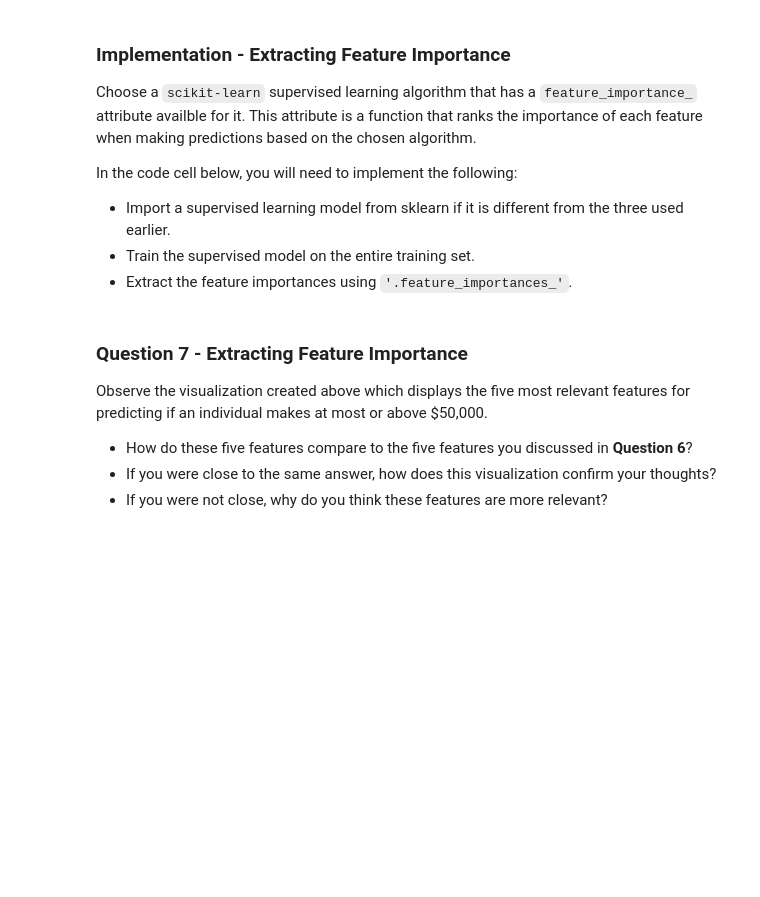
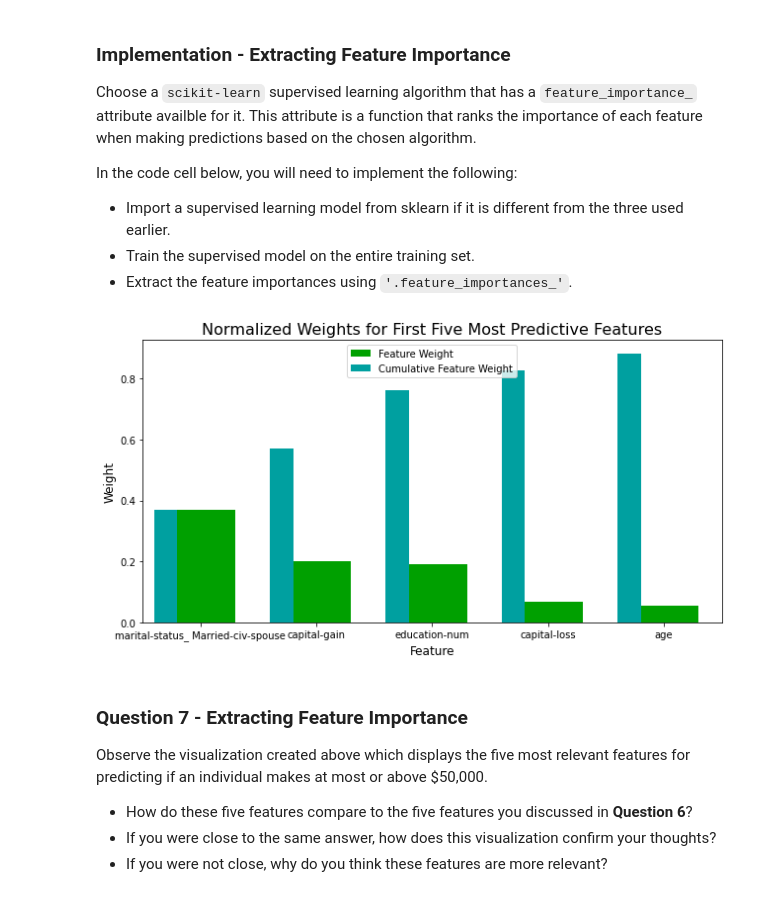
Before and after one commit to mohseninima/Udacity-Tensorflow, a Jupyter notebook: finding_donors/finding_donors.ipynb, the cells around one changed output. Cells and saved outputs as stored; diff of their text form; code cells hidden in the pictures; blank space fills up the shorter version.

```diff
--- a/finding_donors/finding_donors.ipynb
+++ b/finding_donors/finding_donors.ipynb
@@ -532,16 +562,18 @@ In the code cell below, you will need to implement the following:
  - Extract the feature importances using `'.feature_importances_'`.
 # %%
 # TODO: Import a supervised learning model that has 'feature_importances_'
-
+clf_features = GradientBoostingClassifier(random_state=10, learning_rate = 0.05, max_depth = 5, n_estimators = 300)
 
 # TODO: Train the supervised model on the training set using .fit(X_train, y_train)
-model = None
+model = clf_features.fit(X_train, y_train)
 
 # TODO: Extract the feature importances using .feature_importances_
-importances = None
+importances = model.feature_importances_
 
 # Plot
 vs.feature_plot(importances, X_train, y_train)
+# %% [output]
+[figure, added]
 # %% [markdown]
 ### Question 7 - Extracting Feature Importance
 
```
Also changed, not shown: parts of 12 cells of this notebook, 1 other file.
